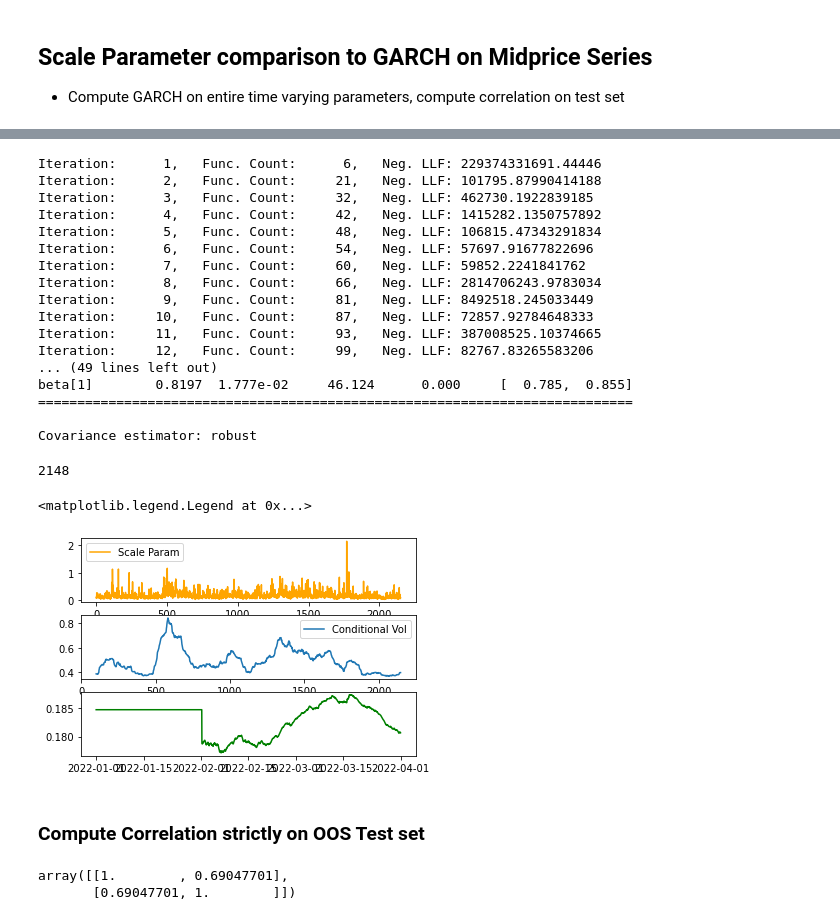
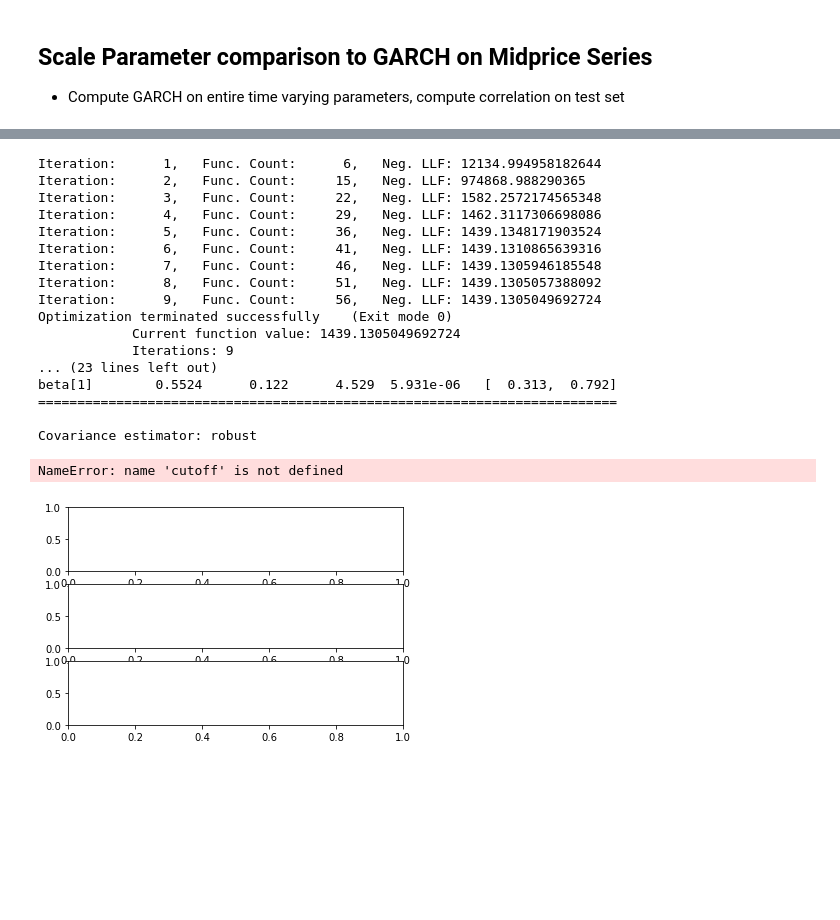
Before and after one commit to jasonbohne123/ARC_Model, a Jupyter notebook: ARC_Model_Crypto_OB.ipynb, the cells around one changed output, grey strips where cells are left out. Cells and saved outputs as stored; diff of their text form; code cells hidden in the pictures; blank space fills up the shorter version.

```diff
--- a/arch.ipynb
+++ b/ARC_Model_Crypto_OB.ipynb
@@ -237,7 +231,7 @@ ax[1].xaxis.set_major_formatter(DateFormatter("%D"))
 # %% [markdown]
 ### MLE Estimation of parameters
 # %%
-arc_model=pd.read_csv('time_vary.csv')
+arc_model=pd.read_csv('data/time_varying_param.csv')
 arc_model=arc_model.dropna() #ARC model only utilizes train set
 arc_model
 # %% [output]
@@ -473,3 +466,6 @@ print(np.corrcoef(time_vary['shape'][1500:],time_vary['cvar_0.99'][1500:]))
 ## Scale Parameter comparison to GARCH on Midprice Series
 
 - Compute GARCH on entire time varying parameters, compute correlation on test set
+# %%
+loss_returns=high_freq[::60]
+loss_returns
@@ -476,25 +487,22 @@ print(np.corrcoef(time_vary['shape'][1500:],time_vary['cvar_0.99'][1500:]))
 # %%
-loss_returns=high_freq[high_freq['return']<0] # only look at loss returns -> vs midprices ugh
-am = arch_model(loss_returns['return'],rescale=True)  # generate
-
-
+am = arch_model(loss_returns['return'][750:],rescale=True)  # generate
 res = am.fit()
 print(res.summary())
 # %% [output]
-Iteration:      1,   Func. Count:      6,   Neg. LLF: 229374331691.44446
-Iteration:      2,   Func. Count:     21,   Neg. LLF: 101795.87990414188
-Iteration:      3,   Func. Count:     32,   Neg. LLF: 462730.1922839185
-Iteration:      4,   Func. Count:     42,   Neg. LLF: 1415282.1350757892
-Iteration:      5,   Func. Count:     48,   Neg. LLF: 106815.47343291834
-Iteration:      6,   Func. Count:     54,   Neg. LLF: 57697.91677822696
-Iteration:      7,   Func. Count:     60,   Neg. LLF: 59852.2241841762
-Iteration:      8,   Func. Count:     66,   Neg. LLF: 2814706243.9783034
-Iteration:      9,   Func. Count:     81,   Neg. LLF: 8492518.245033449
-Iteration:     10,   Func. Count:     87,   Neg. LLF: 72857.92784648333
-Iteration:     11,   Func. Count:     93,   Neg. LLF: 387008525.10374665
-Iteration:     12,   Func. Count:     99,   Neg. LLF: 82767.83265583206
-... (49 lines left out)
-beta[1]        0.8197  1.777e-02     46.124      0.000     [  0.785,  0.855]
-============================================================================
+Iteration:      1,   Func. Count:      6,   Neg. LLF: 12134.994958182644
+Iteration:      2,   Func. Count:     15,   Neg. LLF: 974868.988290365
+Iteration:      3,   Func. Count:     22,   Neg. LLF: 1582.2572174565348
+Iteration:      4,   Func. Count:     29,   Neg. LLF: 1462.3117306698086
+Iteration:      5,   Func. Count:     36,   Neg. LLF: 1439.1348171903524
+Iteration:      6,   Func. Count:     41,   Neg. LLF: 1439.1310865639316
+Iteration:      7,   Func. Count:     46,   Neg. LLF: 1439.1305946185548
+Iteration:      8,   Func. Count:     51,   Neg. LLF: 1439.1305057388092
+Iteration:      9,   Func. Count:     56,   Neg. LLF: 1439.1305049692724
+Optimization terminated successfully    (Exit mode 0)
+            Current function value: 1439.1305049692724
+            Iterations: 9
+... (23 lines left out)
+beta[1]        0.5524      0.122      4.529  5.931e-06   [  0.313,  0.792]
+==========================================================================
 
 Covariance estimator: robust
@@ -506,23 +509,17 @@ conditional_vol=np.median(np.array(res.conditional_volatility[int(mod):]).reshap
-# %%
-len(conditional_vol)
-# %% [output]
-2148
 # %%
 fig,ax = plt.subplots(3,1)
 
 
-ax[1].plot(pd.Series(conditional_vol).rolling(100).mean(), label='Conditional Vol')
-ax[0].plot(time_vary['max_loss'].values, label='Scale Param',color='orange') # flip returns to view
-ax[2].plot(time_vary['scale'],color='green')
+
+ax[0].plot(time_vary[time_vary.index>cutoff]['max_loss'], label='Scale Param',color='orange') # flip returns to view
+ax[1].plot(pd.Series(res.conditional_volatility).rolling(250).mean(), label='Conditional Vol')
+
+ax[2].plot(time_vary['scale'][750:],color='green',label="Shape")
 ax[0].legend()
 ax[1].legend()
+ax[2].legend()
 # %% [output]
-<matplotlib.legend.Legend at 0x...>
+NameError: name 'cutoff' is not defined
-[figure, old version]
+[figure, new version]
-# %% [markdown]
-### Compute Correlation strictly on OOS Test set
 # %%
-np.corrcoef(pd.Series(conditional_vol).rolling(100).mean()[1500:],time_vary['scale'][1503:].values)
+np.corrcoef(pd.Series(res.conditional_volatility).rolling(250).mean()[750:],time_vary['scale'][1500:])
-# %% [output]
-array([[1.        , 0.69047701],
-       [0.69047701, 1.        ]])
```
Also changed, not shown: parts of 14 cells of this notebook, 5 other files.
